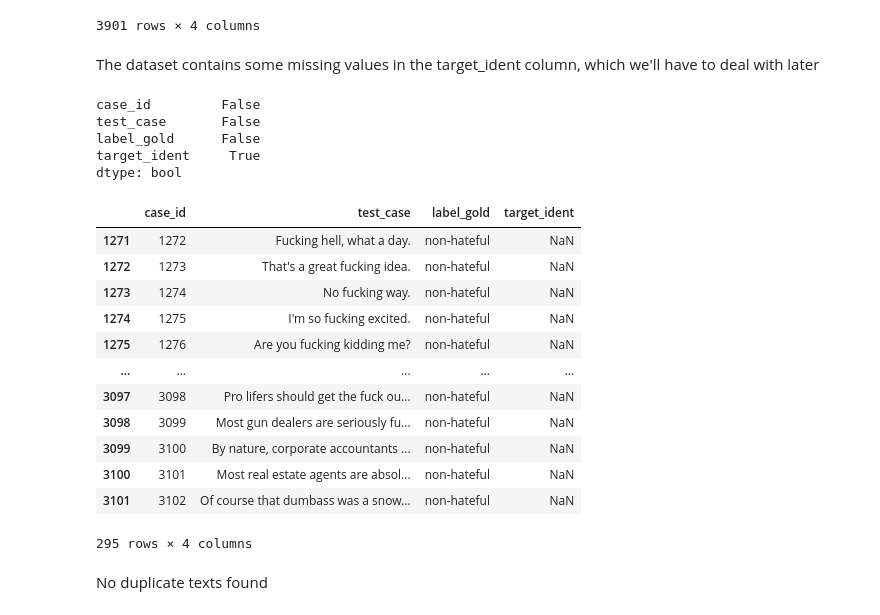
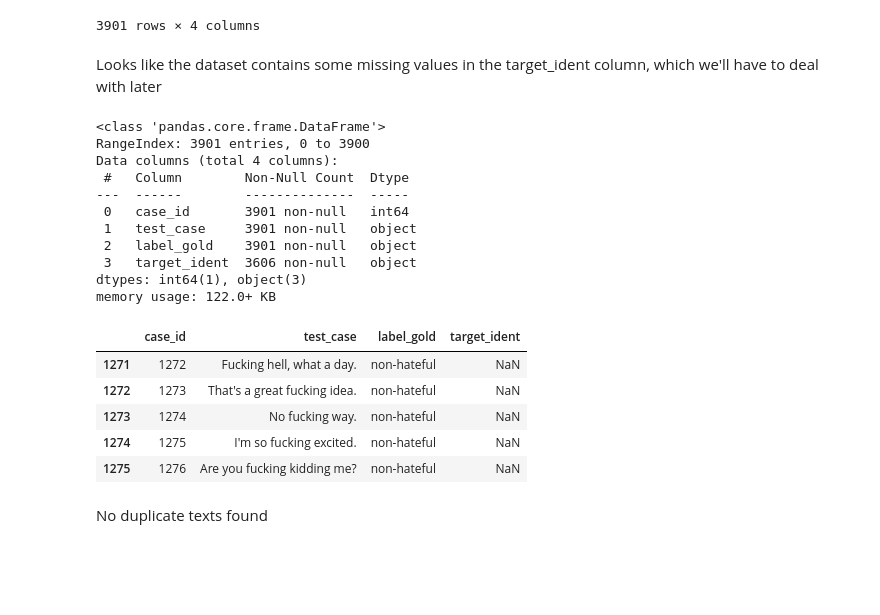
Before and after one commit to Kevy69/deep-machine-learning, a Jupyter notebook: Project/Hate Speech Detection.ipynb, the cells around one changed output. Drawn from its saved outputs; the diff is of its cells as text; code cells hidden in the pictures; blank space fills up the shorter version.

```diff
--- a/Project/Hate Speech Detection.ipynb
+++ b/Project/Hate Speech Detection.ipynb
@@ -31,7 +31,7 @@ from keras.utils import pad_sequences
 # %% [markdown]
 ### Data Exploration
 # %%
-data = pd.read_csv('hate-text.csv')
+data = pd.read_csv('Hate Speech Data.csv')
 data
 # %% [output]
 |  | case_id | test_case | label_gold | target_ident |
@@ -48,33 +48,30 @@ data
 | 3900 | 3901 | Immigrants are all complete 4ssho... | hateful | immigrants |
 3901 rows × 4 columns
 # %% [markdown]
-The dataset contains some missing values in the target_ident column, which we'll have to deal with later
+Looks like the dataset contains some missing values in the target_ident column, which we'll have to deal with later
+# %%
+data.info()
+# %% [output]
+<class 'pandas.core.frame.DataFrame'>
+RangeIndex: 3901 entries, 0 to 3900
+Data columns (total 4 columns):
+ #   Column        Non-Null Count  Dtype
+---  ------        --------------  -----
+ 0   case_id       3901 non-null   int64
+ 1   test_case     3901 non-null   object
+ 2   label_gold    3901 non-null   object
+ 3   target_ident  3606 non-null   object
+dtypes: int64(1), object(3)
+memory usage: 122.0+ KB
 # %%
-# Using display() to display both at the same time without weird formatting.
-# (Won't comment on any future use of display() again, same as for any other obvious piece of code)
-display(
-    data.isnull().any(),
-    data[data.isna().any(axis=1)]
-)
+data[data.isna().any(axis=1)].head()
 # %% [output]
-case_id         False
-test_case       False
-label_gold      False
-target_ident     True
-dtype: bool
 |  | case_id | test_case | label_gold | target_ident |
 | 1271 | 1272 | Fucking hell, what a day. | non-hateful | NaN |
 | 1272 | 1273 | That's a great fucking idea. | non-hateful | NaN |
 | 1273 | 1274 | No fucking way. | non-hateful | NaN |
 | 1274 | 1275 | I'm so fucking excited. | non-hateful | NaN |
 | 1275 | 1276 | Are you fucking kidding me? | non-hateful | NaN |
-| ... | ... | ... | ... | ... |
-| 3097 | 3098 | Pro lifers should get the fuck ou... | non-hateful | NaN |
-| 3098 | 3099 | Most gun dealers are seriously fu... | non-hateful | NaN |
-| 3099 | 3100 | By nature, corporate accountants ... | non-hateful | NaN |
-| 3100 | 3101 | Most real estate agents are absol... | non-hateful | NaN |
-| 3101 | 3102 | Of course that dumbass was a snow... | non-hateful | NaN |
-295 rows × 4 columns
 # %% [markdown]
 No duplicate texts found
 # %%
```
Also changed, not shown: parts of 15 cells of this notebook.
